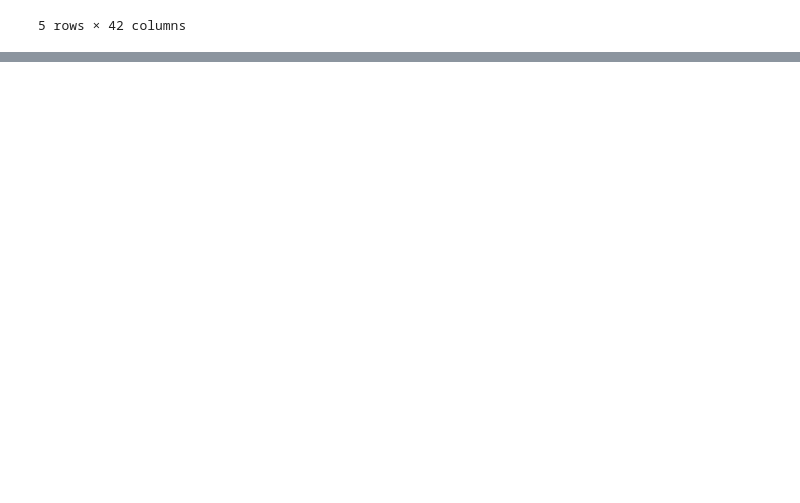
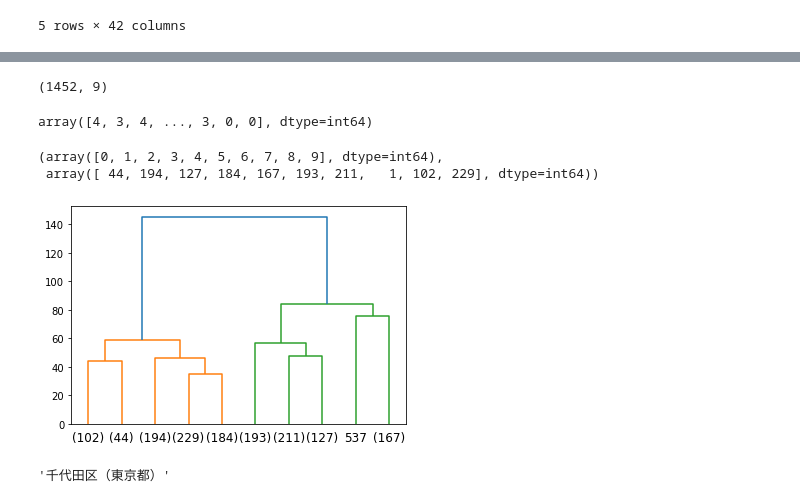
Before and after one commit to tMaehashi/City-Analysis, a Jupyter notebook: Code/city_2.ipynb, the cells around one changed output, grey strips where cells are left out. Drawn from its saved outputs; the diff is of its cells as text; code cells hidden in the pictures; blank space fills up the shorter version.

```diff
--- a/Code/city_2.ipynb
+++ b/Code/city_2.ipynb
@@ -104,0 +159,5 @@ df_PCA.tail()
+# %%
+pd.options.display.float_format = '{:.4f}'.format
+pca_score = pd.DataFrame(val_PCA, columns=[f'PC{i+1}' for i in range(pca.n_components_)], index=C)
+df_score = pca_score.iloc[:, :9]
+df_score
@@ -104,0 +178,50 @@ df_PCA.tail()
+# %%
+my_score = df_score.values
+my_score.shape
+# %% [output]
+(1452, 9)
+# %%
+from sklearn.cluster import AgglomerativeClustering
+
+ac = AgglomerativeClustering(n_clusters=10, affinity='euclidean', linkage='ward')
+labels = ac.fit_predict(my_score)
+labels
+# %% [output]
+array([4, 3, 4, ..., 3, 0, 0], dtype=int64)
+# %%
+np.unique(labels, return_counts=True)
+# %% [output]
+(array([0, 1, 2, 3, 4, 5, 6, 7, 8, 9], dtype=int64),
+ array([ 44, 194, 127, 184, 167, 193, 211,   1, 102, 229], dtype=int64))
+# %%
+from scipy.cluster.hierarchy import dendrogram
+
+def plot_dendrogram(model, **kwargs):
+    counts = np.zeros(model.children_.shape[0])
+    n_samples = len(model.labels_)
+    for i, merge in enumerate(model.children_):
+        current_count = 0
+        for child_idx in merge:
+            if child_idx < n_samples:
+                current_count += 1 # leaf node
+            else:
+                current_count += counts[child_idx - n_samples]
+        counts[i] = current_count
+
+    linkage_matrix = np.column_stack([model.children_, model.distances_, counts]).astype(float)
+
+    dendrogram(linkage_matrix, **kwargs)
+# %%
+model = AgglomerativeClustering(affinity='euclidean',
+                                linkage='ward',
+                                distance_threshold=0,
+                                n_clusters=None)
+model = model.fit(my_score)
+plot_dendrogram(model, truncate_mode='lastp', p=10)
+# %% [output]
+[figure, added]
+# %%
+labels[537] # 1つだけのクラスタ
+C[537]
+# %% [output]
+'千代田区（東京都）'
```
Also changed, not shown: parts of 3 cells of this notebook.
